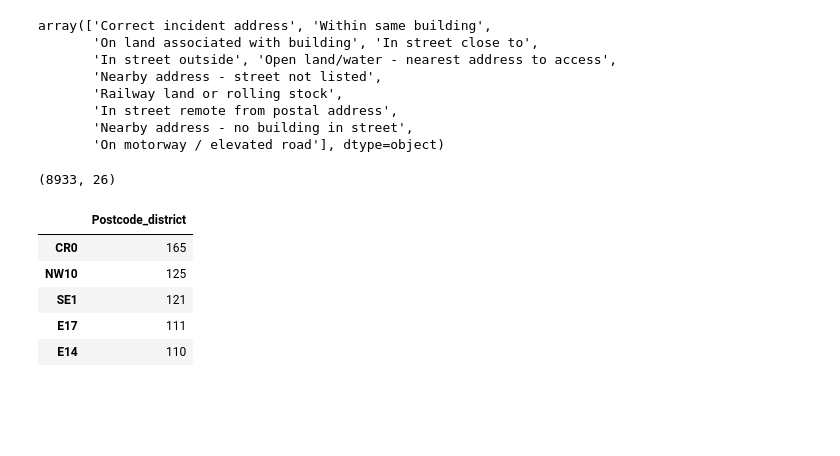
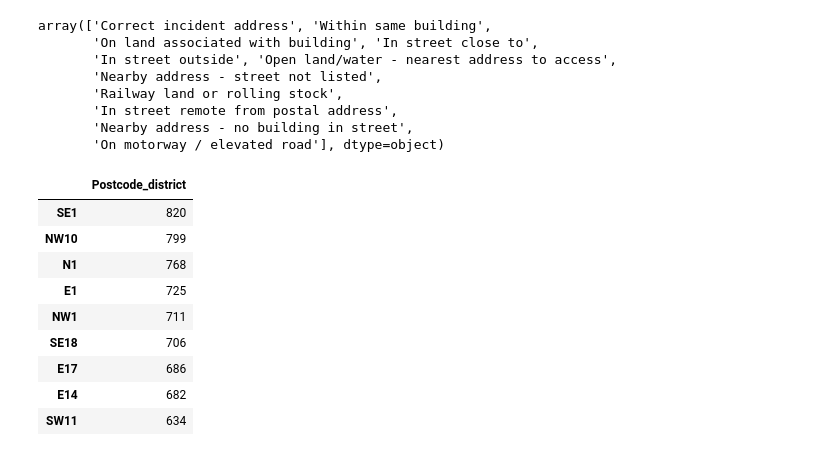
Before and after one commit to jwgwalton/fire_risk_estimation, a Jupyter notebook: Exploratory Data Analysis - London Fire Brigade.ipynb, the cells around one changed output. Saved outputs shown, nothing was run; the diff lists cells and outputs as text; code cells hidden in the pictures; blank space fills up the shorter version.

```diff
--- a/Exploratory Data Analysis - London Fire Brigade.ipynb
+++ b/Exploratory Data Analysis - London Fire Brigade.ipynb
@@ -145,22 +146,19 @@ df_fires_properties_windowed = df_fires_on_properties[df_fires_on_properties['Da
-# %%
-df_fires_properties_windowed.shape
-# %% [output]
-(8933, 26)
 # %%
 # Calculate number of fires per postcode
-fires_per_postcode = df_fires_properties_windowed.Postcode_district.value_counts()
+fires_per_postcode = df_fires_on_properties['Postcode_district'].value_counts()
 fires_df = pd.Series.to_frame(fires_per_postcode)
-fires_df.head()
-# %% [output]
-|  | Postcode_district |
-| CR0 | 165 |
-| NW10 | 125 |
-| SE1 | 121 |
-| E17 | 111 |
-| E14 | 110 |
 # %%
-# Are most of the fires in certain postcodes?
-# What are the postcodes with significant numbers of fires?
-#fires_df = fires_df[fires_df > 50]
-#fires_df.shape
+# What are the 10 postcodes with the most significant numbers of fires?
+fires_df[1:10]
+# %% [output]
+|  | Postcode_district |
+| SE1 | 820 |
+| NW10 | 799 |
+| N1 | 768 |
+| E1 | 725 |
+| NW1 | 711 |
+| SE18 | 706 |
+| E17 | 686 |
+| E14 | 682 |
+| SW11 | 634 |
 # %%
```
Also changed, not shown: parts of 20 cells of this notebook, 3 other files.
